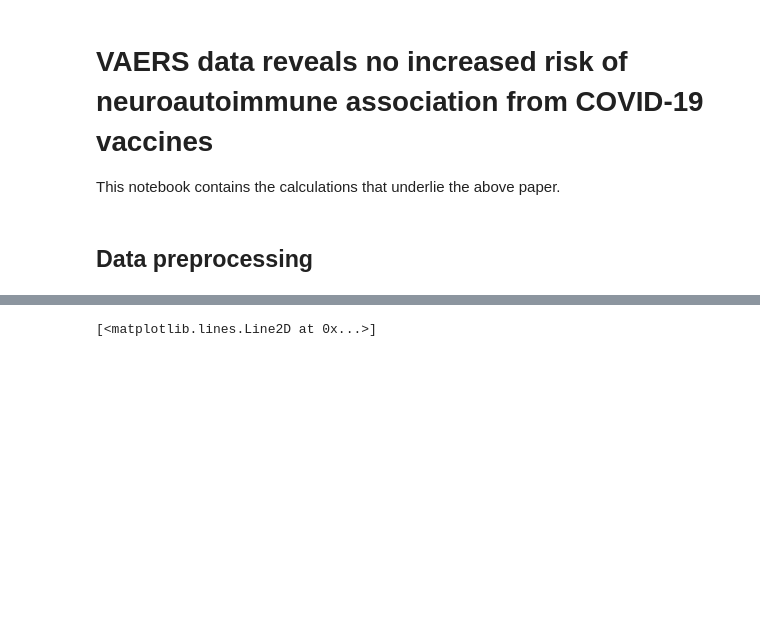
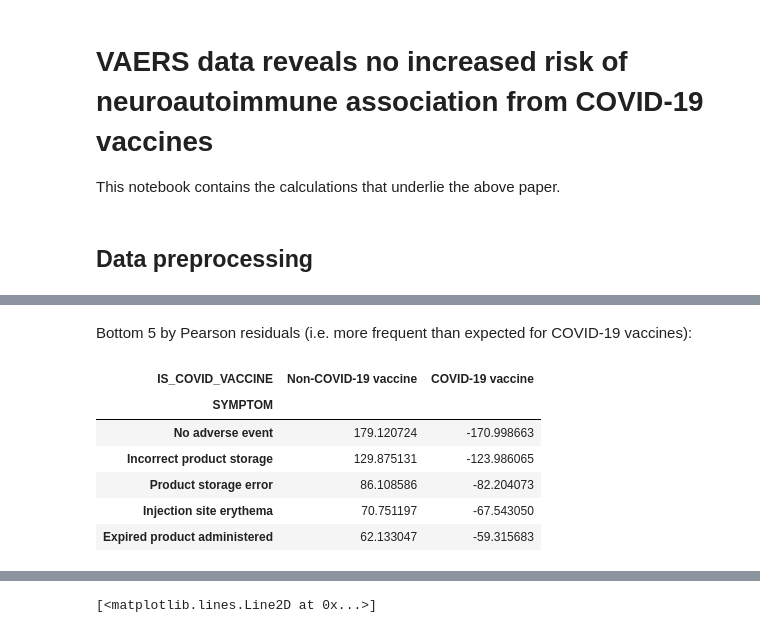
Before and after one commit to chrisvoncsefalvay/covid19-neuroautoimmune-aefis, a Jupyter notebook: COVID vaccination and neuroinflammatory disorders.ipynb, the cells around one changed output, grey strips where cells are left out. Cells and saved outputs as stored; diff of their text form; code cells hidden in the pictures; blank space fills up the shorter version.

```diff
--- a/COVID vaccination and neuroinflammatory disorders.ipynb
+++ b/COVID vaccination and neuroinflammatory disorders.ipynb
@@ -52,0 +183,12 @@ vaers_data["IS_NEUROINFLAMMATORY"] = vaers_data["SYMPTOM"].isin(NEUR_SYMPTOMS).a
+# %% [markdown]
+Bottom 5 by Pearson residuals (i.e. more frequent than expected for COVID-19 vaccines):
+# %%
+pearson_residuals.sort_values("COVID-19 vaccine").head(5)
+# %% [output]
+| IS_COVID_VACCINE | Non-COVID-19 vaccine | COVID-19 vaccine |
+| SYMPTOM |  |  |
+| No adverse event | 179.120724 | -170.998663 |
+| Incorrect product storage | 129.875131 | -123.986065 |
+| Product storage error | 86.108586 | -82.204073 |
+| Injection site erythema | 70.751197 | -67.543050 |
+| Expired product administered | 62.133047 | -59.315683 |
```
Also changed, not shown: parts of 22 cells of this notebook.
